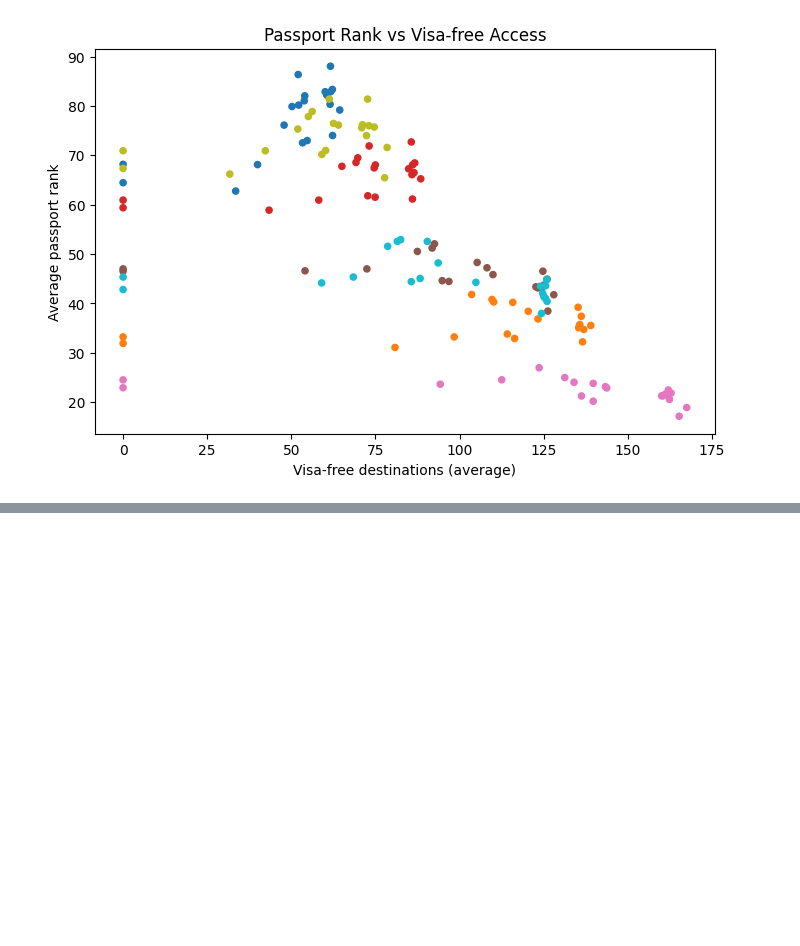
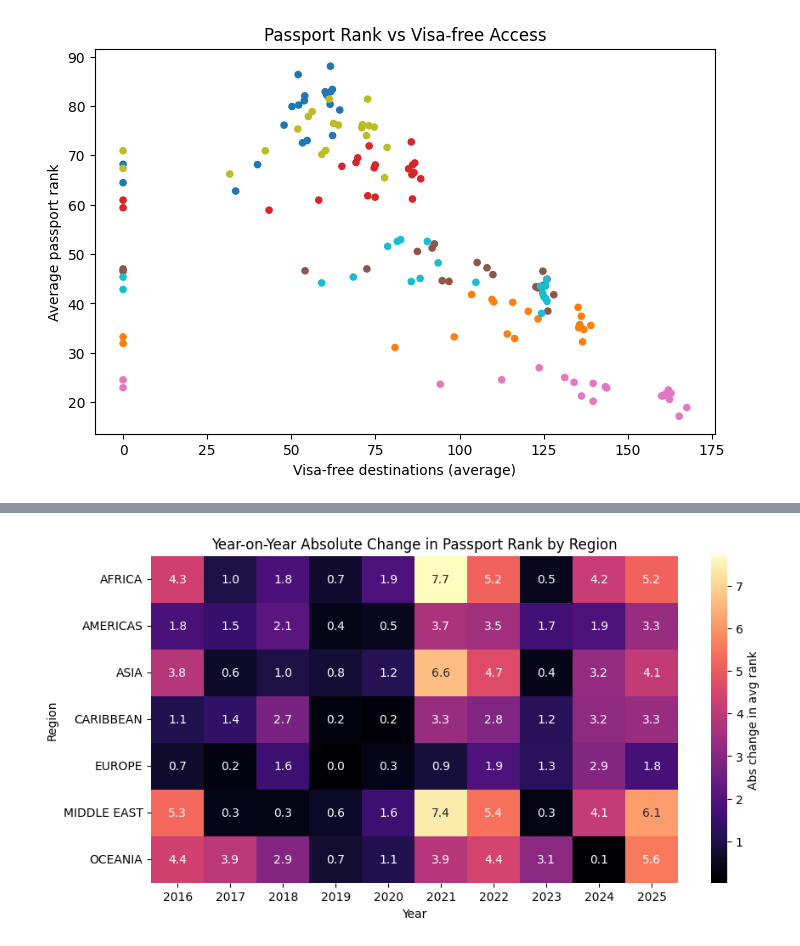
Before and after one commit to Deadpigg/dsa2101project, a Jupyter notebook: project.ipynb, the cells around one changed output, grey strips where cells are left out. Drawn from its saved outputs; the diff is of its cells as text; code cells hidden in the pictures; blank space fills up the shorter version.

```diff
--- a/project.ipynb
+++ b/project.ipynb
@@ -147,0 +249,27 @@ scatter_df.plot(
+# %%
+# assumes region_year already contains one row per region-year with avg_rank
+abs_diff = (
+    region_year
+    .sort_values(['region', 'year'])
+    .assign(abs_change=lambda df: (
+        df.groupby('region')['avg_rank']
+          .diff()
+          .abs()
+    ))
+    .dropna(subset=['abs_change'])    # first year per region has no prior year
+)
+
+heat = abs_diff.pivot(index='region', columns='year', values='abs_change')
+
+plt.figure(figsize=(10, 5))
+sns.heatmap(
+    heat,
+    annot=True, fmt='.1f', cmap='magma',
+    cbar_kws={'label': 'Abs change in avg rank'}
+)
+plt.title('Year-on-Year Absolute Change in Passport Rank by Region')
+plt.xlabel('Year')
+plt.ylabel('Region')
+plt.show()
+# %% [output]
+[figure, added]
```
Also changed, not shown: parts of 4 cells of this notebook.
